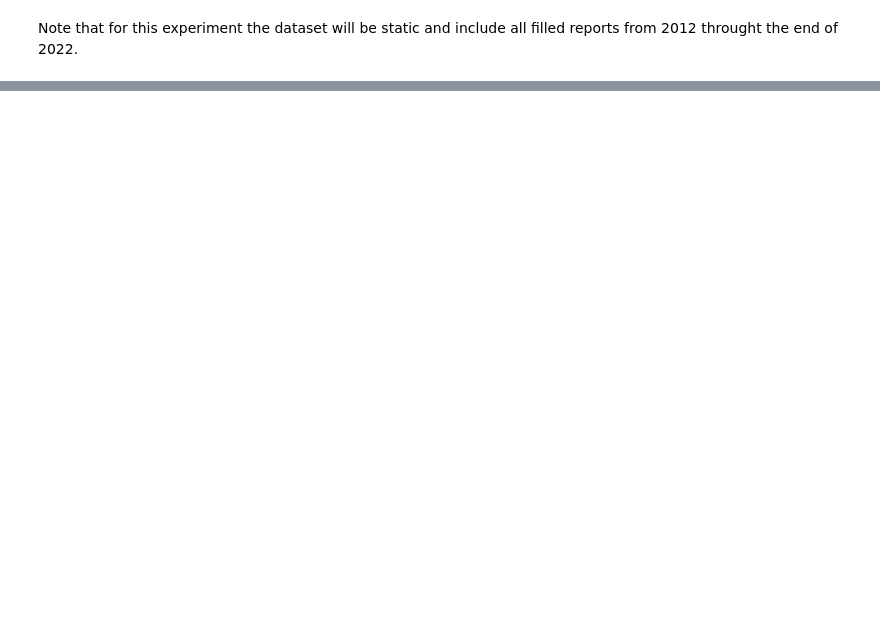
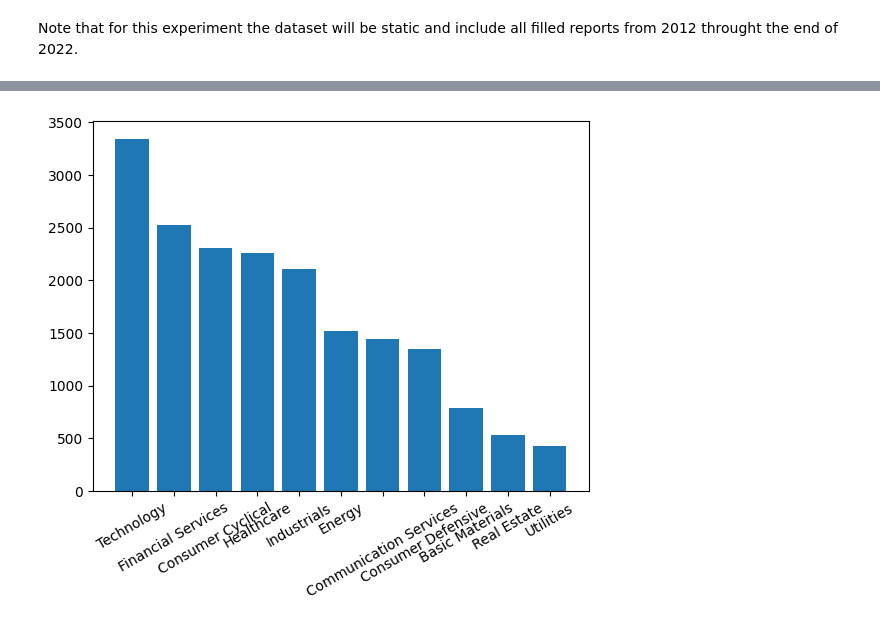
Before and after one commit to elfiasco/Practicum, a Jupyter notebook: playground.ipynb, the cells around one changed output, grey strips where cells are left out. Drawn from its saved outputs; the diff is of its cells as text; code cells hidden in the pictures; blank space fills up the shorter version.

```diff
--- a/playground.ipynb
+++ b/playground.ipynb
@@ -265,0 +458,4 @@ for d in data_inside:
+# %%
+print(len(data))
+data=data.drop(data[data['ticker'].isin(np.setdiff1d(data['ticker'], stock_info.index))].index, axis=0)
+print(len(data))
@@ -265,0 +494,8 @@ for d in data_inside:
+# %%
+stock_info=stock_info.reset_index()
+dupes = (stock_info['symbol'].drop_duplicates())
+print(dupes)
+stock_info=stock_info.loc[dupes.index,:]
+stock_info=stock_info.set_index('symbol')
+len(stock_info)
+sum(stock_info.index.duplicated())
@@ -265,0 +516,10 @@ for d in data_inside:
+# %%
+data['sector']=list(stock_info.loc[data['ticker'], 'sector'])
+data['industry']=list(stock_info.loc[data['ticker'], 'industry'])
+# %%
+plt.bar((data['sector']).value_counts().index, (data['sector']).value_counts().values)
+plt.xticks(rotation=30)
+
+plt.show()
+# %% [output]
+[figure, added]
```
Also changed, not shown: parts of 82 cells of this notebook, 12 other files.
